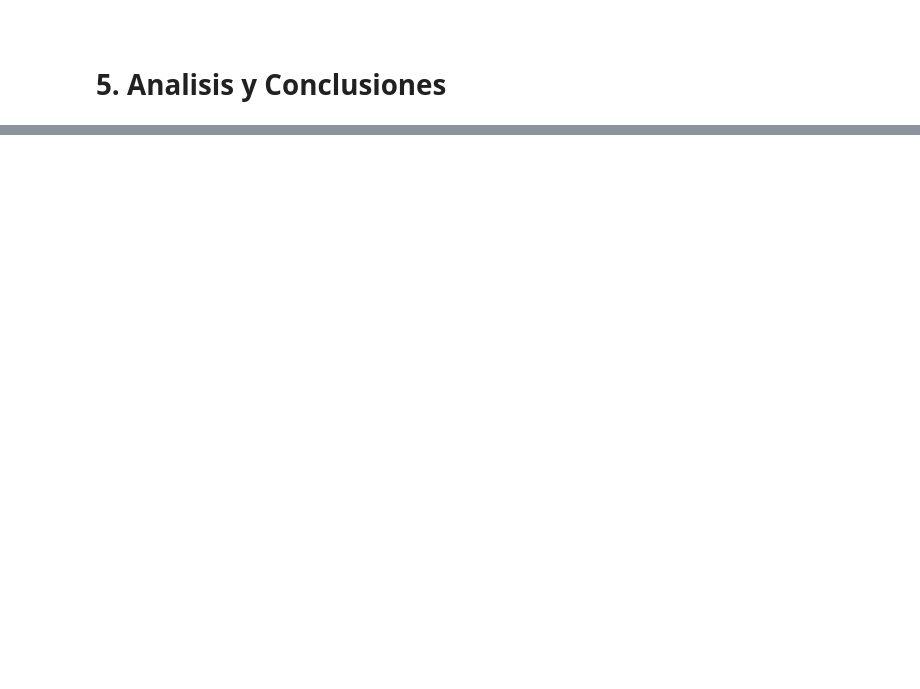
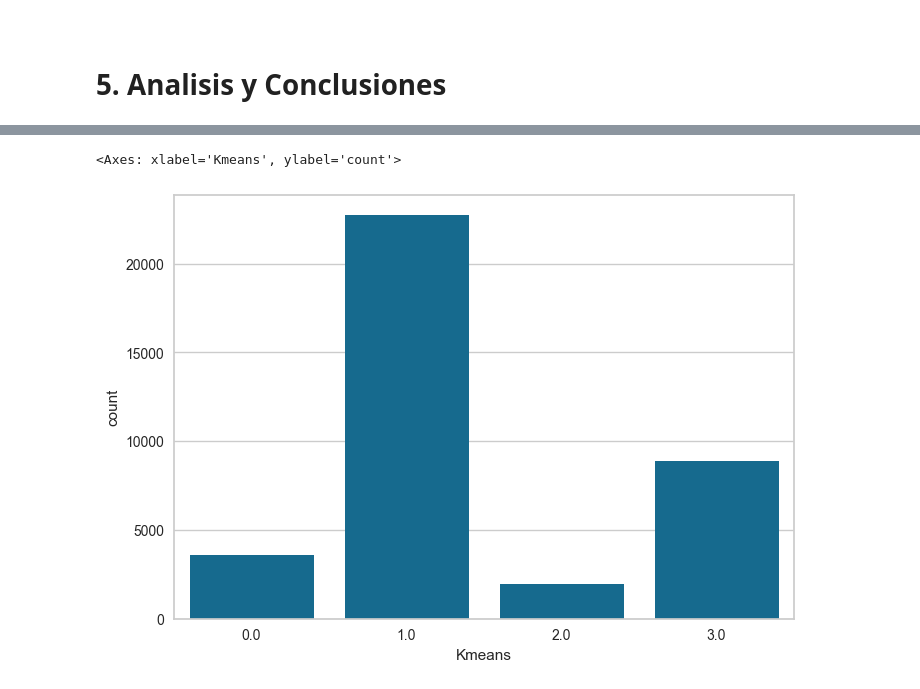
Before and after one commit to ingvamartinez/Clustering_MeLi, a Jupyter notebook: Notebooks/1_Clusterizacion_v2.ipynb, the cells around one changed output, grey strips where cells are left out. Drawn from its saved outputs; the diff is of its cells as text; code cells hidden in the pictures; blank space fills up the shorter version.

```diff
--- a/Notebooks/1_Clusterizacion_v2.ipynb
+++ b/Notebooks/1_Clusterizacion_v2.ipynb
@@ -473,7 +473,7 @@ dfv2.head(2)
 
 dfv3=dfv2.reset_index()
 dfv3.columns
-cols=['seller_nickname','Kmeans', 'AgC']
+cols=['seller_nickname','Kmeans', 'AgC','Products']
 # %%
 dfv3=dfv3[cols]
 # %%
@@ -546,0 +586,6 @@ df_meli.to_csv(os.path.join(root,'src','data','processed','data_embedding.csv'))
+# %%
+#Distribucion de los clusters
+sns.countplot(x=df_meli['Kmeans'])
+# %% [output]
+<Axes: xlabel='Kmeans', ylabel='count'>
+[figure, added]
```
Also changed, not shown: parts of 20 cells of this notebook, 10 other files.
